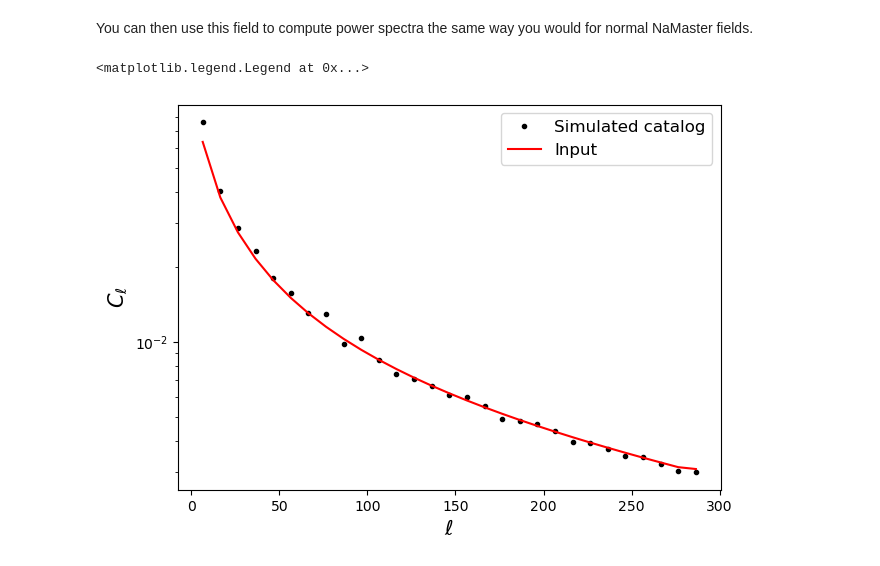
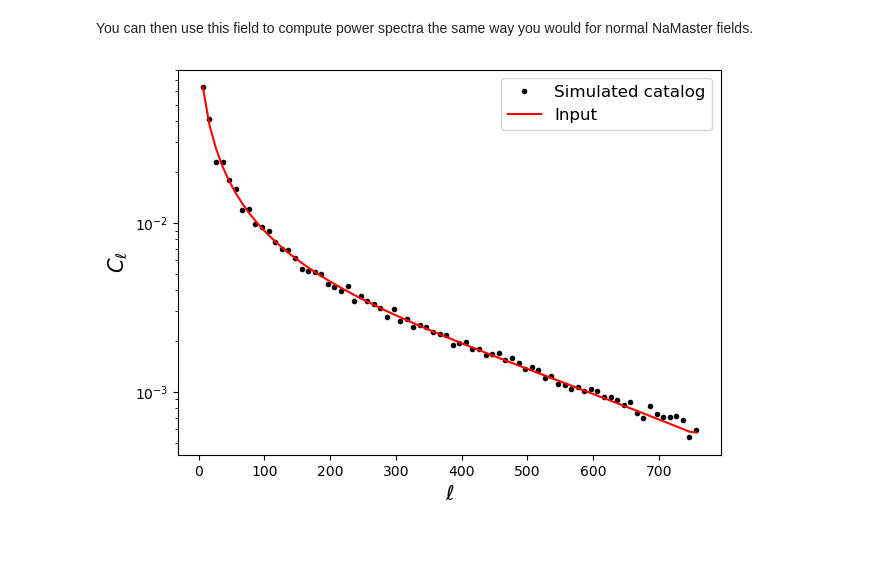
Before and after one commit to LSSTDESC/NaMaster, a Jupyter notebook: doc/4Catalogs.ipynb, the cells around one changed output. Drawn from its saved outputs; the diff is of its cells as text; code cells hidden in the pictures.

Commit message:
finished catalog notebook, generalised is_compatible

```diff
--- a/doc/4Catalogs.ipynb
+++ b/doc/4Catalogs.ipynb
@@ -69,7 +69,7 @@ Having read the catalog, let's assign each source a weight (we will use equal un
 # %%
 nside = 256
 npix = hp.nside2npix(nside)
-lmax = 300
+lmax = 3*nside-1
 lmax_nside = 3*nside-1
 ls = np.arange(lmax_nside+1)
 pixwin = hp.pixwin(nside)
@@ -121,26 +121,26 @@ hp.mollview(mp_cat, title='Sampled field', hold=True)
 # %% [markdown]
 OK, now that we have all the data, this is how you create a `NmtFieldCatalog` object:
 # %%
-fld = nmt.NmtFieldCatalog(pos_data, w_data, fval, lmax=lmax, lmax_mask=4*lmax, lonlat=True)
+fld = nmt.NmtFieldCatalog(pos_data, w_data, fval, lmax=lmax_nside, lonlat=True)
 # %% [markdown]
 You can then use this field to compute power spectra the same way you would for normal NaMaster fields.
 # %%
 b = nmt.NmtBin.from_lmax_linear(lmax, nlb=10)
 w = nmt.NmtWorkspace()
 w.compute_coupling_matrix(fld, fld, b)
 pcl = nmt.compute_coupled_cell(fld, fld)
 cl = w.decouple_cell(pcl)
 
 leff = b.get_effective_ells()
 plt.figure(figsize=(7, 5))
 plt.plot(leff, cl[0], 'k.', label='Simulated catalog')
 # Note that we need to correct the input power spectrum for the pixel window
 # function we used to generate the simulation.
-plt.plot(leff, w.decouple_cell(w.couple_cell([cl_true*pixwin**2]))[0], 'r-', label='Input')
+cl_pred = w.decouple_cell(w.couple_cell([cl_true*pixwin**2]))
+plt.plot(leff, cl_pred[0], 'r-', label='Input')
 plt.yscale('log')
 plt.xlabel(r'$\ell$', fontsize=15)
 plt.ylabel(r'$C_\ell$', fontsize=15)
-plt.legend(fontsize=12)
+plt.legend(fontsize=12);
 # %% [output]
-<matplotlib.legend.Legend at 0x...>
-[figure, old version]
+[figure, new version]
```
Also changed, not shown: parts of 25 cells of this notebook, 5 other files.
